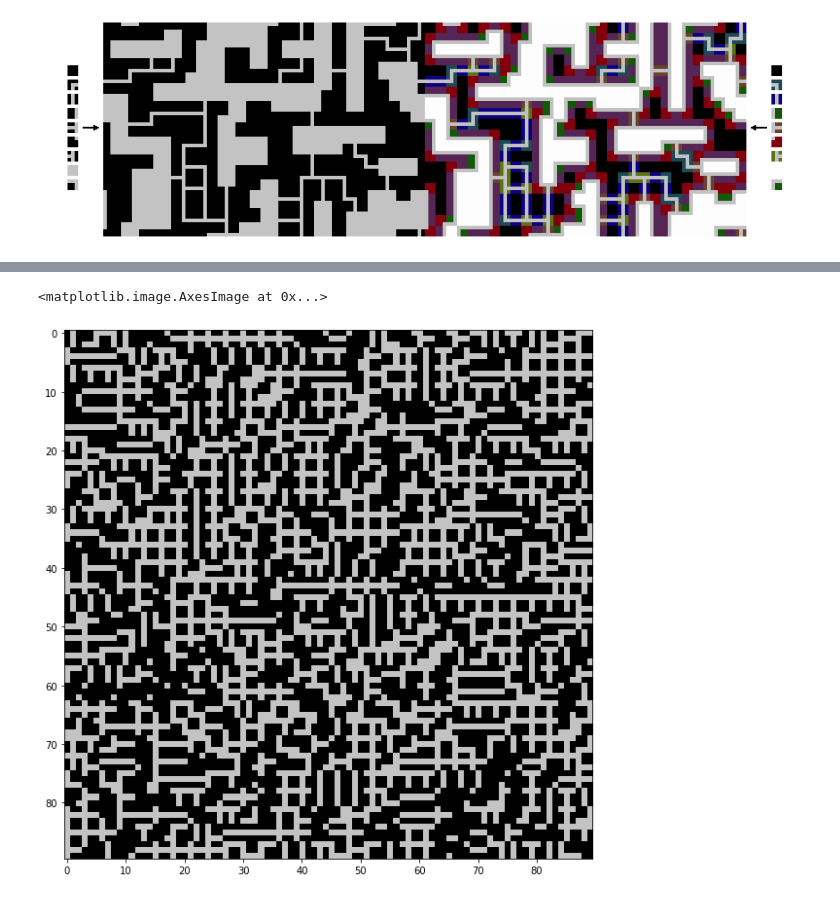
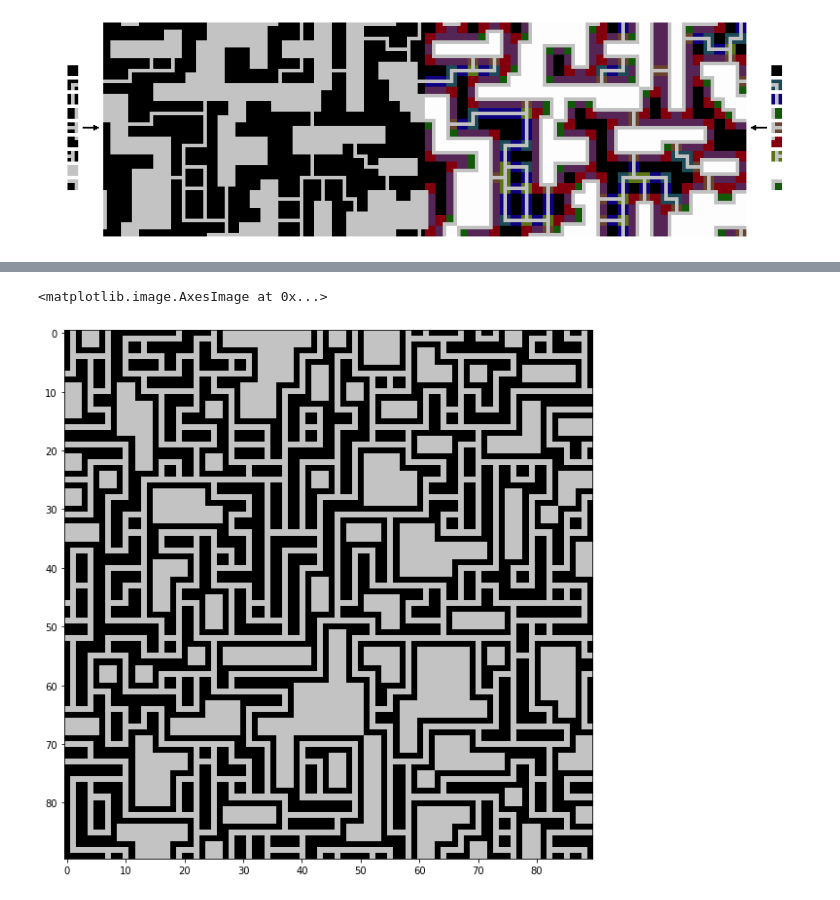
Before and after one commit to thijsgelton/P11-G7-WFC, a Jupyter notebook: P11_G7_wave_function_collapse.ipynb, the cells around one changed output, grey strips where cells are left out. Cells and saved outputs as stored; diff of their text form; code cells hidden in the pictures.

```diff
--- a/P11_G7_wave_function_collapse.ipynb
+++ b/P11_G7_wave_function_collapse.ipynb
@@ -419,13 +422,13 @@ class RoomsEnum(Enum):
     BGB = 4
     GBG = 5
 # %%
-corridor_up = [RoomsEnum.BBB, RoomsEnum.BGB, RoomsEnum.BBB, RoomsEnum.BGB]
 bend_br = [RoomsEnum.GBB, RoomsEnum.BBG, RoomsEnum.GGG, RoomsEnum.GGG]
 corner_br = [RoomsEnum.BBG, RoomsEnum.GBB, RoomsEnum.BBB, RoomsEnum.BBB]
-door_br = [RoomsEnum.GGG, RoomsEnum.GBB, RoomsEnum.BGB, RoomsEnum.BBG]
+corridor_up = [RoomsEnum.BBB, RoomsEnum.BGB, RoomsEnum.BBB, RoomsEnum.BGB]
+door_br = [RoomsEnum.BBG, RoomsEnum.GGG, RoomsEnum.GBB, RoomsEnum.BGB]
 side_br = [RoomsEnum.GBB, RoomsEnum.BBB, RoomsEnum.BBG, RoomsEnum.GGG]
 turn_br = [RoomsEnum.BGB, RoomsEnum.BGB, RoomsEnum.BBB, RoomsEnum.BBB]
-t_u = [RoomsEnum.BBB, RoomsEnum.BGB, RoomsEnum.BGB, RoomsEnum.BGB]
+t_u = [RoomsEnum.BGB, RoomsEnum.BBB, RoomsEnum.BGB, RoomsEnum.BGB]
 
 tiles = [
     Tile('corridor_up', corridor_image,
@@ -533,20 +544,21 @@ plt.imshow(show_state(potential, tiles))
 # %%
+p = potential
 images = [show_state(p, tiles)]
 while True:
     try:
         p = run_iteration(p)
     except StopIteration as e:
         break
     except Exception as e:
         print(e)
         break
 
 images.append(show_state(p, tiles))  # Move me for speed
 out = io.BytesIO()
 images[0].save(out, format='gif', save_all=True, append_images=images[1:],
                duration=50, loop=0)
 plt.figure(figsize=(10, 10))
 plt.imshow(images[-1])
 # %% [output]
 <matplotlib.image.AxesImage at 0x...>
-[figure, old version]
+[figure, new version]
```
Also changed, not shown: parts of 12 cells of this notebook.
